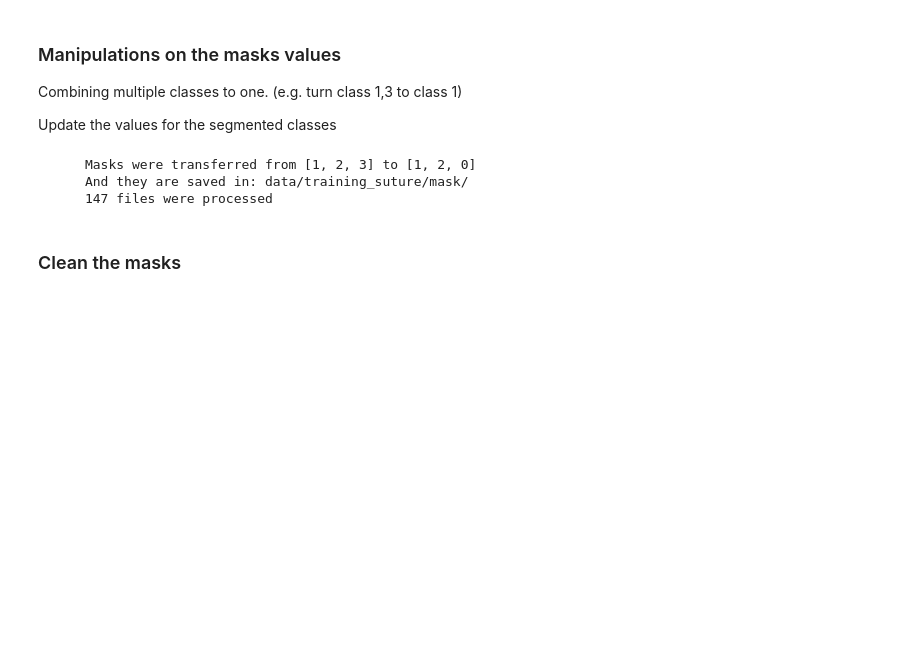
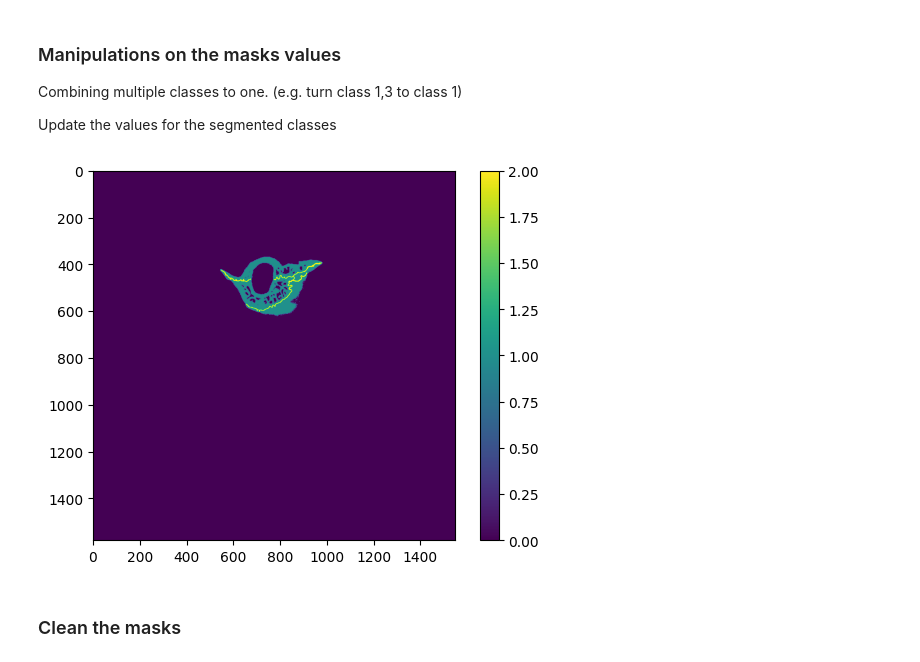
Before and after one commit to EchanHe/suture_dl_pipeline, a Jupyter notebook: process_training_set.ipynb, the cells around one changed output. Drawn from its saved outputs; the diff is of its cells as text; code cells hidden in the pictures; blank space fills up the shorter version.

```diff
--- a/process_training_set.ipynb
+++ b/process_training_set.ipynb
@@ -121,38 +119,6 @@ Combining multiple classes to one. (e.g. turn class 1,3 to class 1)
 Update the values for the segmented classes
 # %%
 ### Update the pixel values ###
-
-
-
-### To change ###
-
-
-
-### update old values to new values. Its use cases：
-## 1. combine
-# Processing origin masks
-# For example: transfer the masks from Dragonfly (1: bones, 2: suture, 3:background) to
-# masks that has only segmentation for suture and non-suture (1: non-suture and 2: suture)
-# If user want to change the bones to the background (non sutures), which means all values of 1 are turned to 3
-# They can define old_values as [1,2,3]. new_values as [3,2,3]
-
-# old_values = [1,2,3]
-# new_values = [3,2,3]
-
-## 2. update
-
-# Default: Transfer the masks to the format of the pixel value starts from  (e.g. the first class is 0, the second class is 1, ... the n th class is n-1)
-# If old_values and new_values are None, the code turns all the detected values to 0,1... n
-
-# old_values =None
-# new_values = None
-
-# Specify the values:
-# If old_values and new_values are specified, it code turns values from old values to the new values
-# This example, turns sutures from dragonfly (1: bones, 2: suture, 3:background)  to
-# (0:background, 1: bones, 2: suture)
-old_values = [1,2,3]
-new_values = [1,2,0]
 
 
 def update_mask_values(mask_dir , new_dir , old_values, new_values,visual = False):
@@ -196,7 +162,18 @@ def update_mask_values(mask_dir , new_dir , old_values, new_values,visual = Fals
         mask_copy = mask.copy()
         for ov,nv in zip(old_values,new_values):
             mask[mask_copy==ov] = nv
-            assert np.sum(mask_copy==ov) == np.sum(mask==nv), "an error occurs during the transfer"
+
+        ov_value_check = 0
+        for ov in np.unique(old_values):
+            ov_value_check += np.sum(mask_copy==ov)
+        nv_value_check =0
+        for nv in np.unique(new_values):
+            nv_value_check += np.sum(mask==nv)
+        assert nv_value_check== ov_value_check & nv_value_check ==(mask.shape[0] *mask.shape[1]) , "The pixel values transferred from old values \
+                to new values are not matching, please check the value"
+        # for ov,nv in zip(np.unique(old_values),np.unique(new_values)):
+        #     assert np.sum(mask_copy==ov) == np.sum(mask==nv), "The pixel values transferred from old values \
+        #         to new values are not matching, please check the value"
 
         cv2.imwrite(os.path.join(new_dir,file), mask)
 
@@ -207,45 +184,48 @@ def update_mask_values(mask_dir , new_dir , old_values, new_values,visual = Fals
         fig = plt.figure()
         fig.colorbar(plt.imshow(mask))
         fig = plt.figure()
         fig.colorbar(plt.imshow(mask_copy))
 
 
     print(f"""
         Masks were transferred from {old_values} to {new_values}
         And they are saved in: {new_dir}
         {len(files)} files were processed
         """)
 
 
 
 
 # mask_dir the directory for the origin masks, new_dir the directory for output masks
 mask_dir = "data_demo/mask/"
 new_dir= "data_demo/mask_bones/"
 
 # If user want to change the bones to the background (non sutures), which means all values of 1 are turned to 3
 # They can define old_values as [1,2,3]. new_values as [3,2,3]
 
-# old_values = [1,2,3]
-new_values = [3,2,3]
 
 
-update_mask_values(mask_dir , new_dir , old_values, new_values)
+# Plot a mask from the directory and show the value for each segmentation class in the colourbar
+
+file = os.listdir(mask_dir)[0]
+mask = cv2.imread(os.path.join(mask_dir , file), cv2.IMREAD_GRAYSCALE )
+plt.colorbar(plt.imshow(mask))
 
 
-mask_dir = "data/training_suture/mask_ori/"
-new_dir= "data/training_suture/mask/"
+old_values = [0,1,2]
+new_values = [0,1,0]
+
+# mask_dir = "data/training_suture/mask_ori/"
+# new_dir= "data/training_suture/mask/"
 
 
-# Specify the values:
-# If old_values and new_values are specified, it code turns values from old values to the new values
-# This example, turns sutures from dragonfly (1: bones, 2: suture, 3:background)  to
-# (0:background, 1: bones, 2: suture)
-old_values = [1,2,3]
-new_values = [1,2,0]
+# # Specify the values:
+# # If old_values and new_values are specified, it code turns values from old values to the new values
+# # This example, turns sutures from dragonfly (1: bones, 2: suture, 3:background)  to
+# # (0:background, 1: bones, 2: suture)
+# old_values = [1,2,3]
+# new_values = [1,2,0]
 
-update_mask_values(mask_dir , new_dir , old_values, new_values)
+# update_mask_values(mask_dir , new_dir , old_values, new_values)
 # %% [output]
-      Masks were transferred from [1, 2, 3] to [1, 2, 0]
-      And they are saved in: data/training_suture/mask/
-      147 files were processed
+[figure, added]
```
Also changed, not shown: parts of 7 cells of this notebook.
